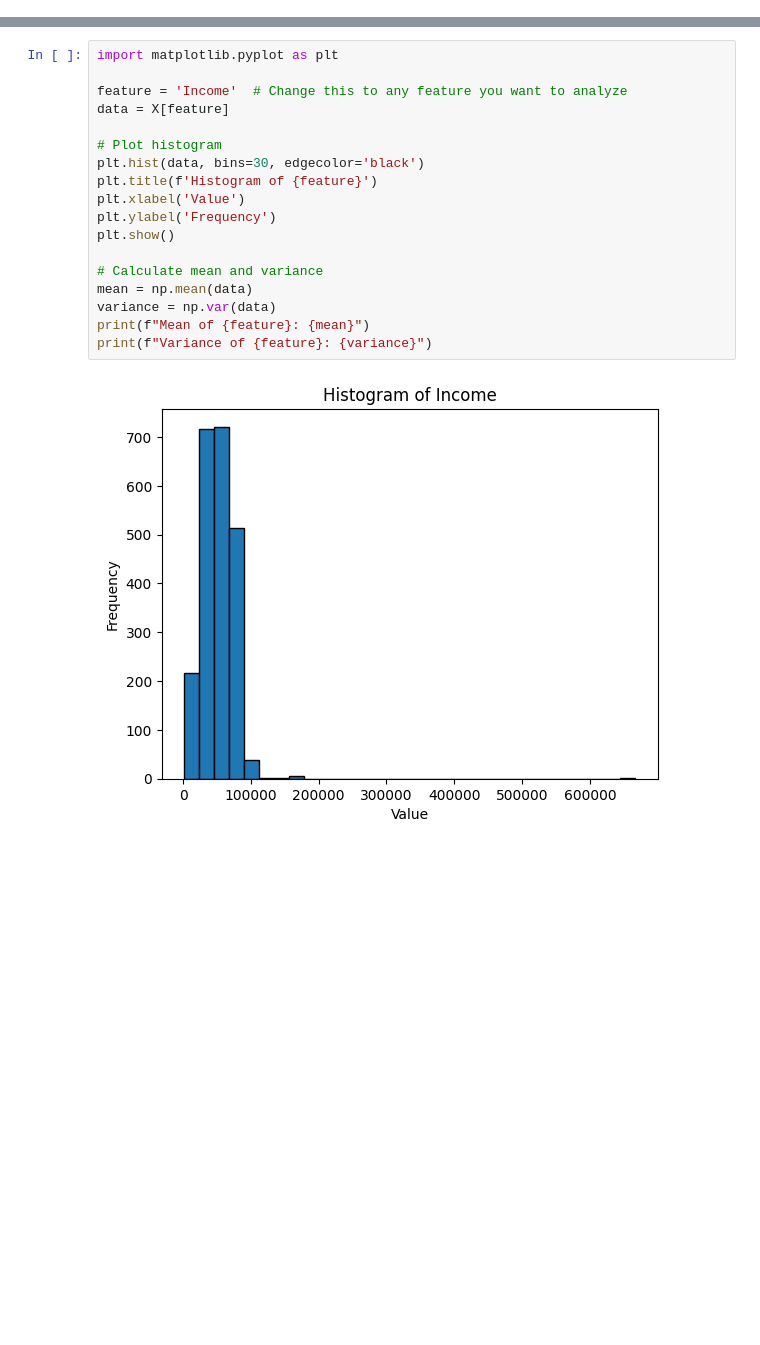
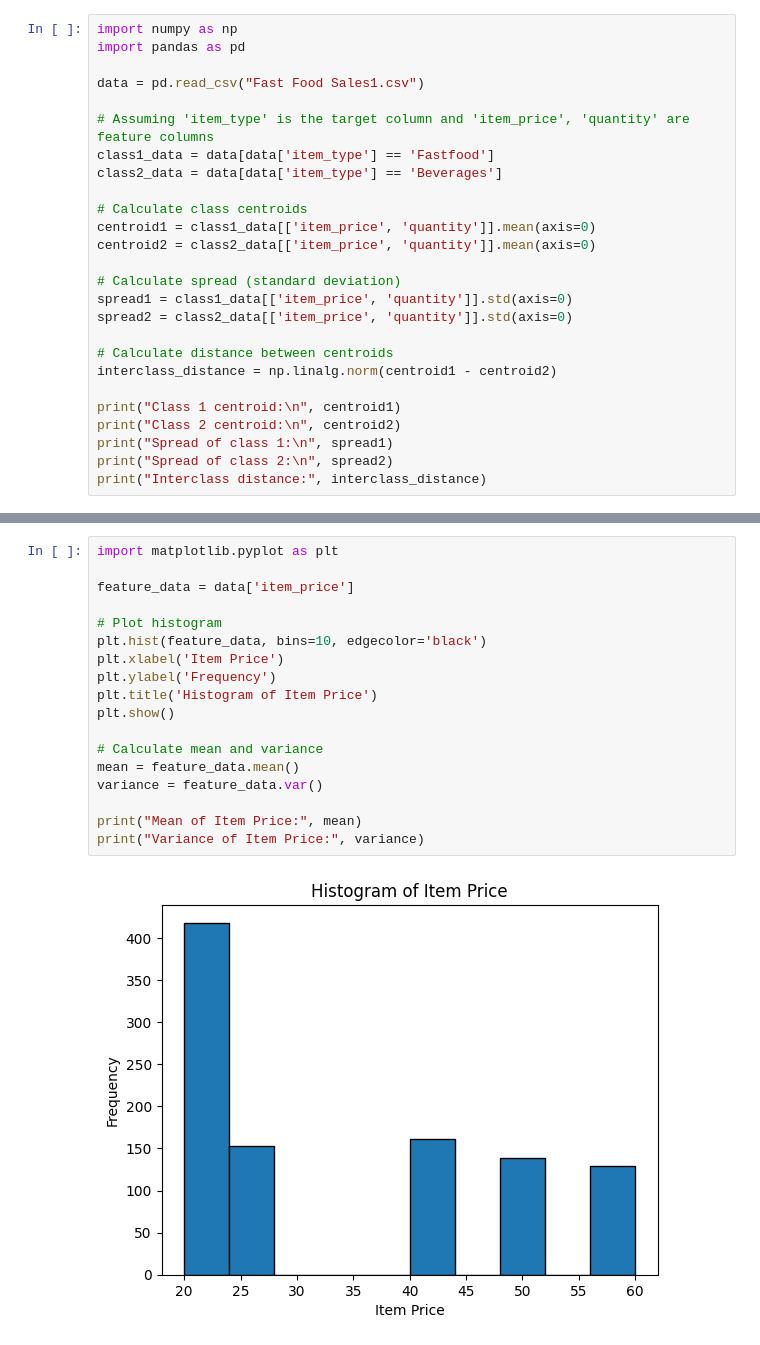
Before and after one commit to AdityaElango/AdityaElango_ML_Lab, a Jupyter notebook: BL_EN_U4CSE22009_LAB3.ipynb, the cells around one changed output, grey strips where cells are left out. Cells and saved outputs as stored; diff of their text form; blank space fills up the shorter version.

```diff
--- a/BL_EN_U4CSE22009_LAB3.ipynb
+++ b/BL_EN_U4CSE22009_LAB3.ipynb
@@ -86,0 +15,26 @@ Interclass Distances: {(1, 0): 9376.859520064218, (0, 1): 9376.859520064218}
+# %%
+import numpy as np
+import pandas as pd
+
+data = pd.read_csv("Fast Food Sales1.csv")
+
+# Assuming 'item_type' is the target column and 'item_price', 'quantity' are feature columns
+class1_data = data[data['item_type'] == 'Fastfood']
+class2_data = data[data['item_type'] == 'Beverages']
+
+# Calculate class centroids
+centroid1 = class1_data[['item_price', 'quantity']].mean(axis=0)
+centroid2 = class2_data[['item_price', 'quantity']].mean(axis=0)
+
+# Calculate spread (standard deviation)
+spread1 = class1_data[['item_price', 'quantity']].std(axis=0)
+spread2 = class2_data[['item_price', 'quantity']].std(axis=0)
+
+# Calculate distance between centroids
+interclass_distance = np.linalg.norm(centroid1 - centroid2)
+
+print("Class 1 centroid:\n", centroid1)
+print("Class 2 centroid:\n", centroid2)
+print("Spread of class 1:\n", spread1)
+print("Spread of class 2:\n", spread2)
+print("Interclass distance:", interclass_distance)
@@ -87,20 +59,20 @@ Interclass Distances: {(1, 0): 9376.859520064218, (0, 1): 9376.859520064218}
 # %%
 import matplotlib.pyplot as plt
 
-feature = 'Income'  # Change this to any feature you want to analyze
-data = X[feature]
+feature_data = data['item_price']
 
 # Plot histogram
-plt.hist(data, bins=30, edgecolor='black')
-plt.title(f'Histogram of {feature}')
-plt.xlabel('Value')
+plt.hist(feature_data, bins=10, edgecolor='black')
+plt.xlabel('Item Price')
 plt.ylabel('Frequency')
+plt.title('Histogram of Item Price')
 plt.show()
 
 # Calculate mean and variance
-mean = np.mean(data)
-variance = np.var(data)
-print(f"Mean of {feature}: {mean}")
-print(f"Variance of {feature}: {variance}")
+mean = feature_data.mean()
+variance = feature_data.var()
+
+print("Mean of Item Price:", mean)
+print("Variance of Item Price:", variance)
 # %% [output]
-[figure, old version]
+[figure, new version]
```
Also changed, not shown: parts of 18 cells of this notebook, 3 other files.
